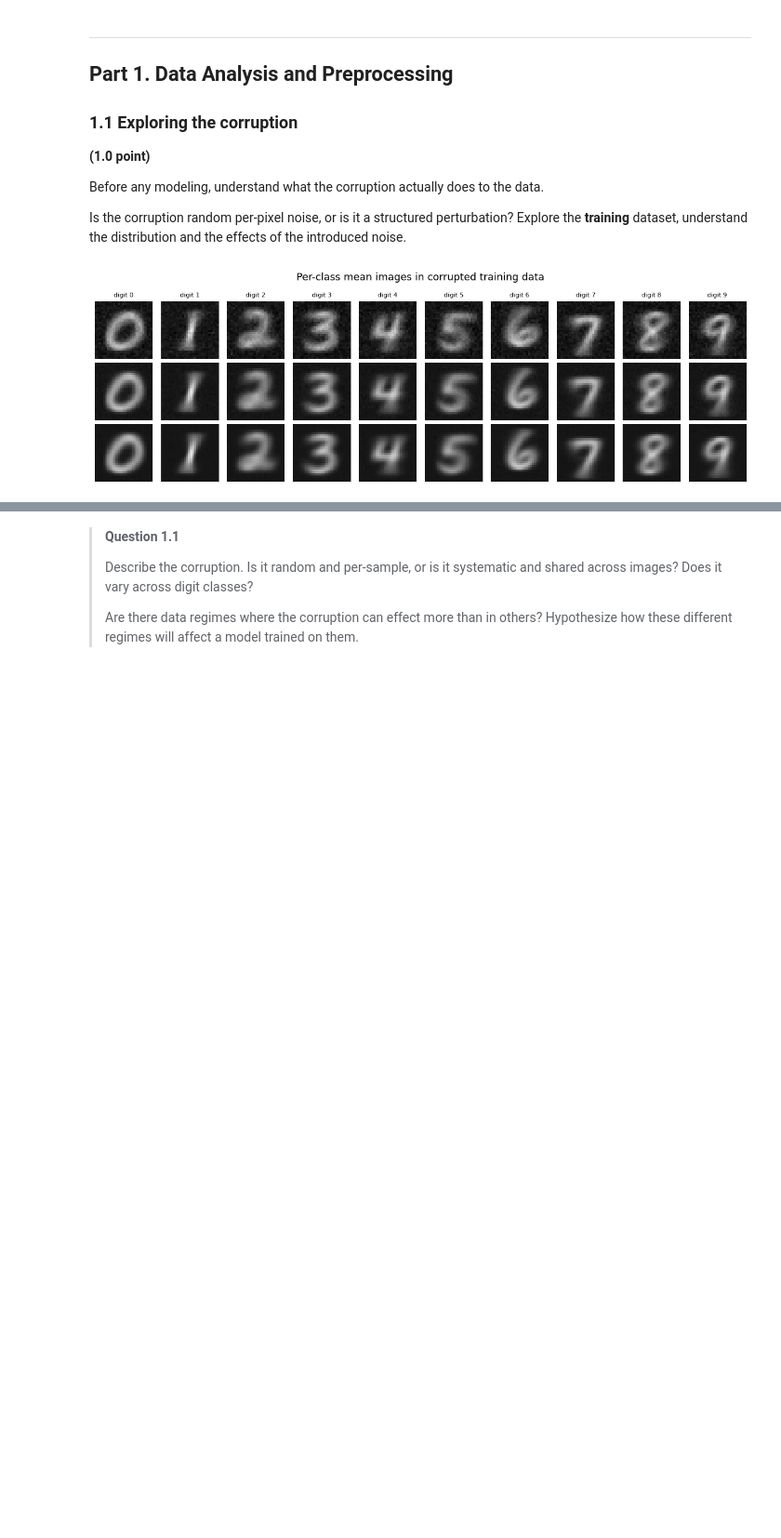
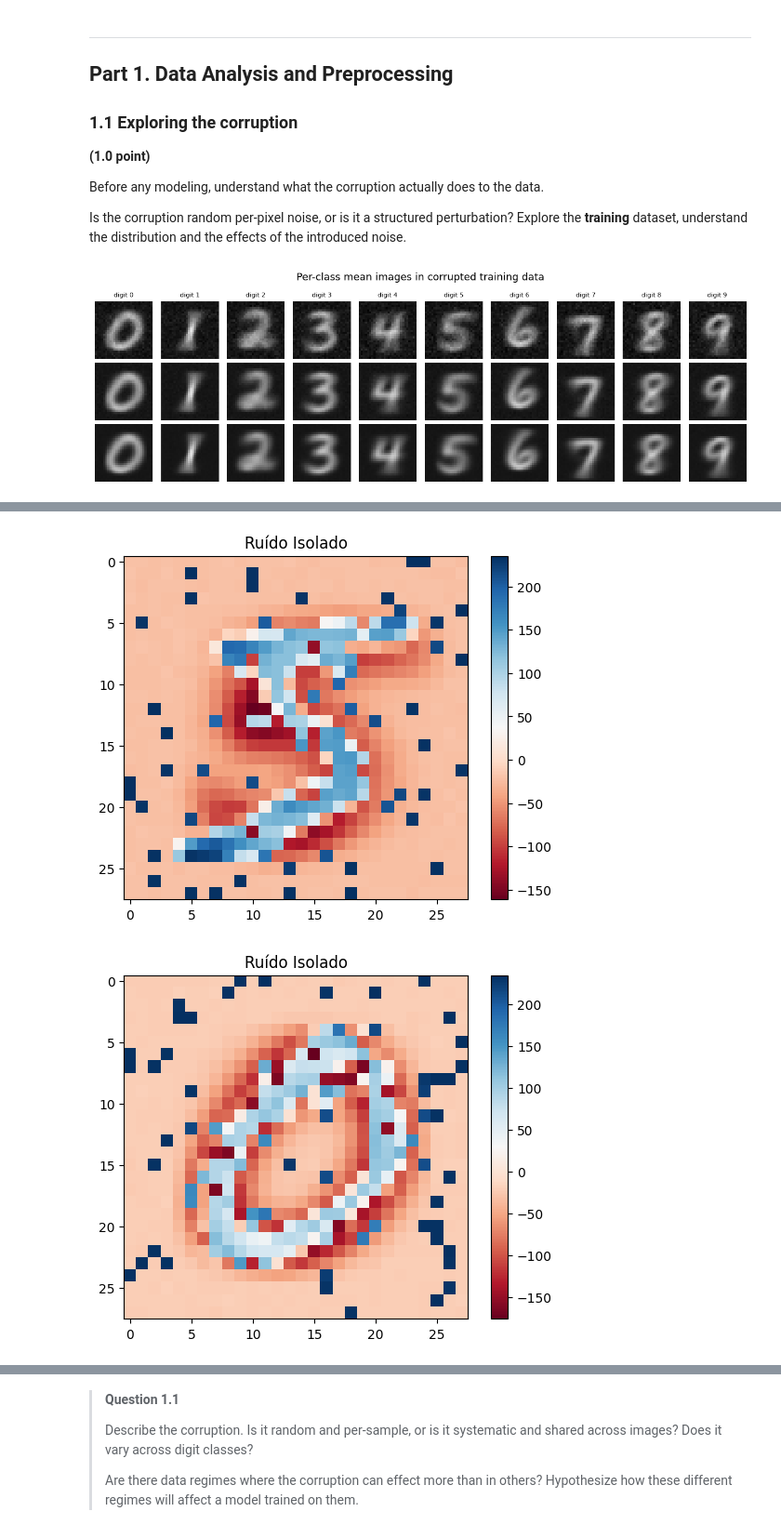
Before and after one commit to sofiavvb/ml, a Jupyter notebook: Tarefa02/mc886_1s2025_assignment_2.ipynb, the cells around one changed output, grey strips where cells are left out. Shown at 93% size. Cells and saved outputs as stored; diff of their text form; code cells hidden in the pictures; blank space fills up the shorter version.

```diff
--- a/Tarefa02/mc886_1s2025_assignment_2.ipynb
+++ b/Tarefa02/mc886_1s2025_assignment_2.ipynb
@@ -196,0 +208,17 @@ plt.show()
+# %%
+
+
+for i in range(3):
+    digit = y_full[i]
+    mask = (y_full == digit)
+    mean_digit = X_full[mask].mean(axis=0)
+
+    noise_isolated = X_full[i] - mean_digit
+
+    plt.imshow(noise_isolated, cmap='RdBu')
+    plt.title("Ruído Isolado")
+    plt.colorbar()
+    plt.show()
+# %% [output]
+[figure, added]
+[figure, added]
```
Also changed, not shown: parts of 7 cells of this notebook.
